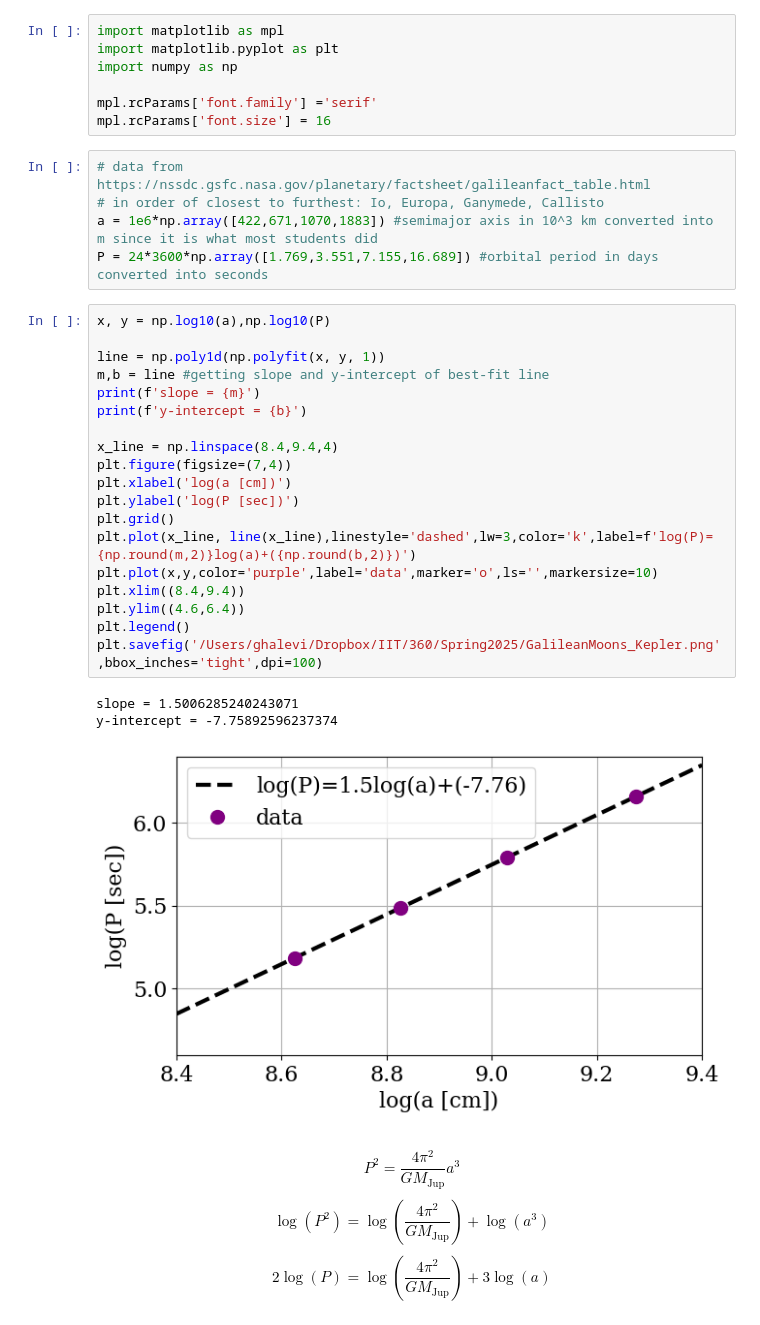
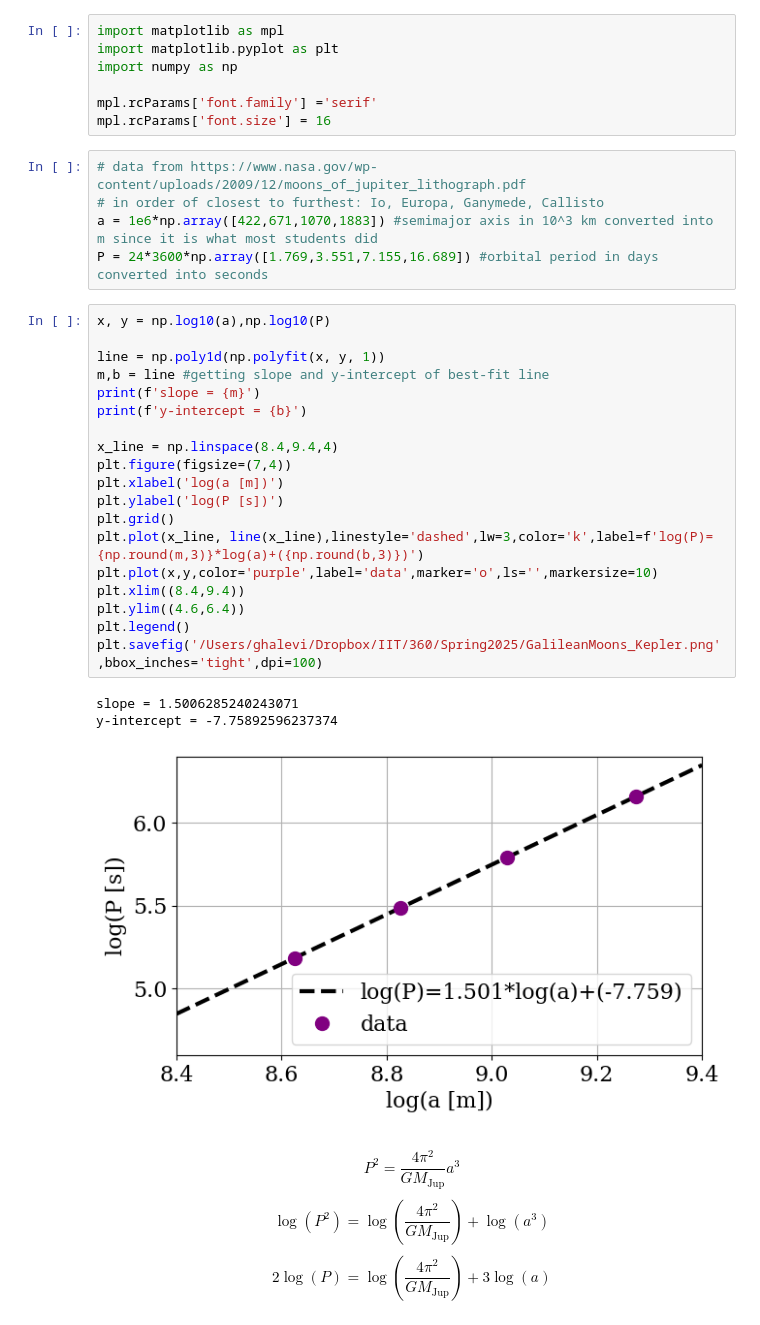
Before and after one commit to gonihalevi/gonihalevi.github.io, a Jupyter notebook: GalileanMoons_Kepler.ipynb, the cells around one changed output. Saved outputs shown, nothing was run; the diff lists cells and outputs as text.

```diff
--- a/GalileanMoons_Kepler.ipynb
+++ b/GalileanMoons_Kepler.ipynb
@@ -6,33 +6,33 @@ import numpy as np
 mpl.rcParams['font.family'] ='serif'
 mpl.rcParams['font.size'] = 16
 # %%
-# data from https://nssdc.gsfc.nasa.gov/planetary/factsheet/galileanfact_table.html
+# data from https://www.nasa.gov/wp-content/uploads/2009/12/moons_of_jupiter_lithograph.pdf
 # in order of closest to furthest: Io, Europa, Ganymede, Callisto
 a = 1e6*np.array([422,671,1070,1883]) #semimajor axis in 10^3 km converted into m since it is what most students did
 P = 24*3600*np.array([1.769,3.551,7.155,16.689]) #orbital period in days converted into seconds
 # %%
 x, y = np.log10(a),np.log10(P)
 
 line = np.poly1d(np.polyfit(x, y, 1))
 m,b = line #getting slope and y-intercept of best-fit line
 print(f'slope = {m}')
 print(f'y-intercept = {b}')
 
 x_line = np.linspace(8.4,9.4,4)
 plt.figure(figsize=(7,4))
-plt.xlabel('log(a [cm])')
-plt.ylabel('log(P [sec])')
+plt.xlabel('log(a [m])')
+plt.ylabel('log(P [s])')
 plt.grid()
-plt.plot(x_line, line(x_line),linestyle='dashed',lw=3,color='k',label=f'log(P)={np.round(m,2)}log(a)+({np.round(b,2)})')
+plt.plot(x_line, line(x_line),linestyle='dashed',lw=3,color='k',label=f'log(P)={np.round(m,3)}*log(a)+({np.round(b,3)})')
 plt.plot(x,y,color='purple',label='data',marker='o',ls='',markersize=10)
 plt.xlim((8.4,9.4))
 plt.ylim((4.6,6.4))
 plt.legend()
 plt.savefig('/Users/ghalevi/Dropbox/IIT/360/Spring2025/GalileanMoons_Kepler.png',bbox_inches='tight',dpi=100)
 # %% [output]
 slope = 1.5006285240243071
 y-intercept = -7.75892596237374
-[figure, old version]
+[figure, new version]
 # %% [markdown]
 $$P^2 = \frac{4\pi^2}{GM_\mathrm{Jup}} a^3$$
 $$\log{(P^2)} = \log{\left(\frac{4\pi^2}{GM_\mathrm{Jup}}\right)} + \log{(a^3)}$$
```
Also changed, not shown: parts of 7 cells of this notebook.
